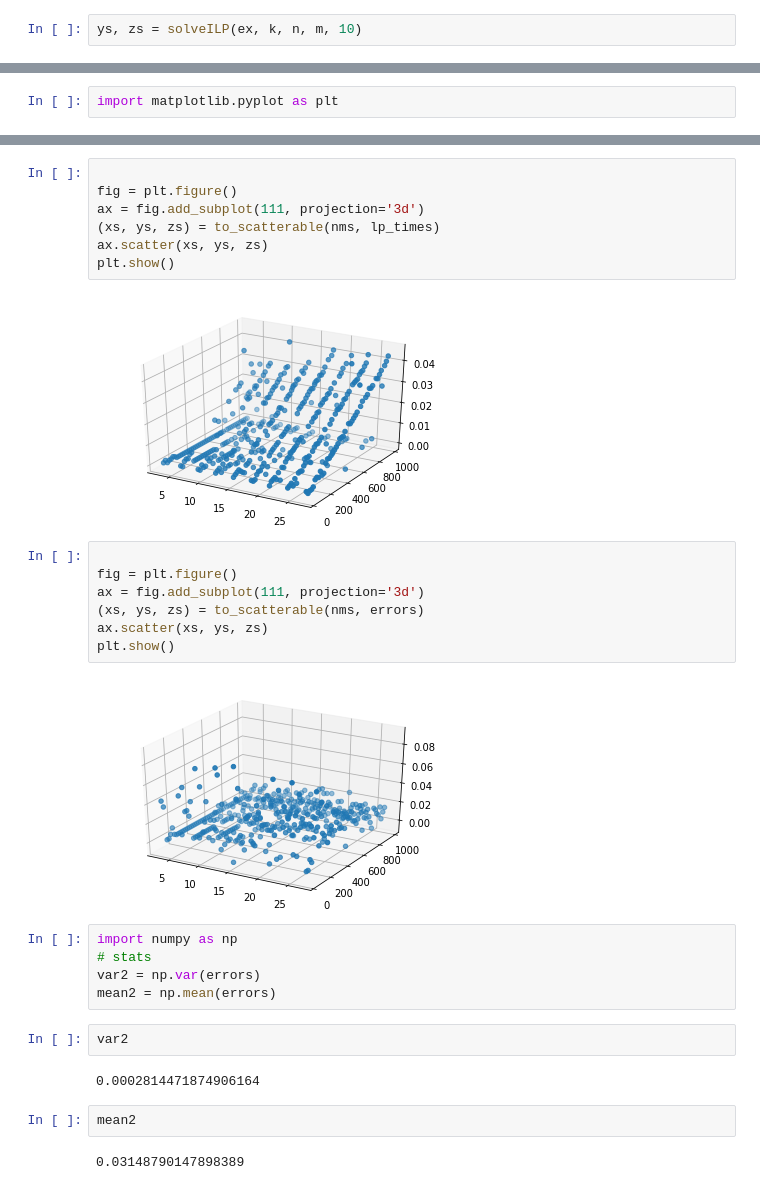
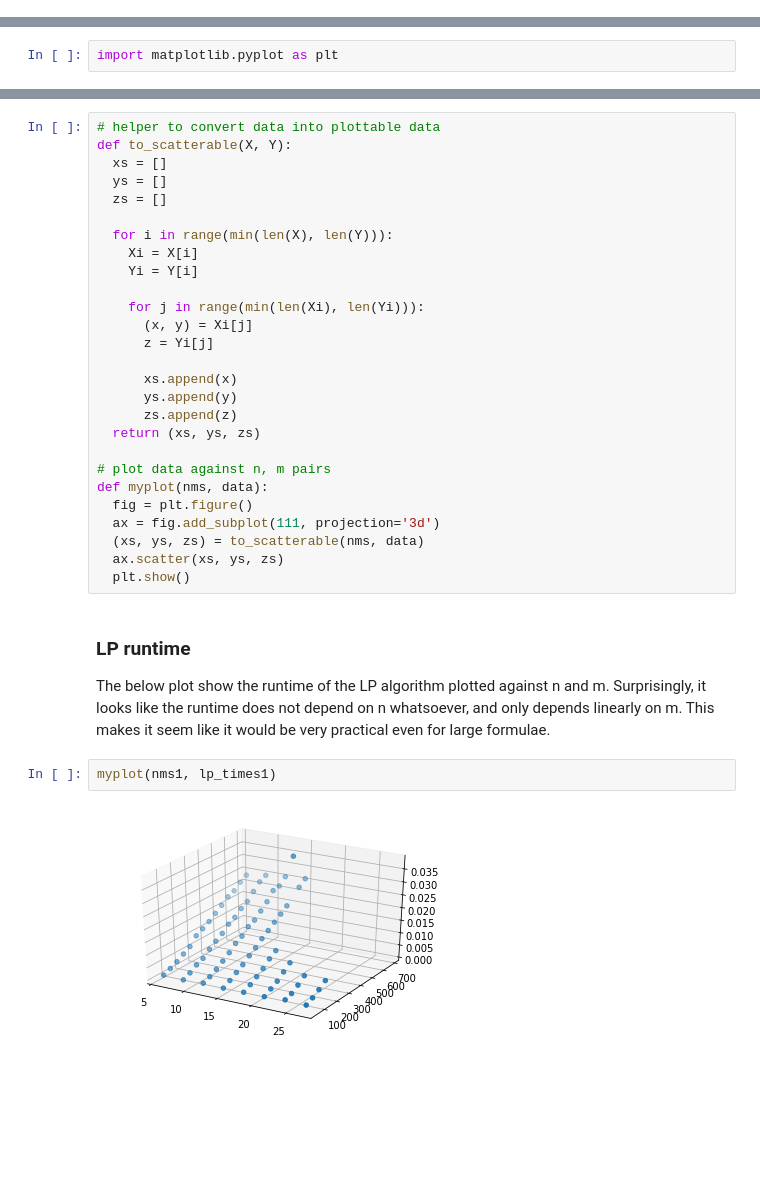
Before and after one commit to subinbean/Randomized-LP-Rounding-ILP, a Jupyter notebook: max_sat/max_sat.ipynb, the cells around one changed output, grey strips where cells are left out. Saved outputs shown, nothing was run; the diff lists cells and outputs as text; blank space fills up the shorter version.

```diff
--- a/max_sat/max_sat.ipynb
+++ b/max_sat/max_sat.ipynb
@@ -163,5 +153,3 @@ def do_ilp_algo(CNF, k, n, m, time_lim=None, allow_feasible=False):
     if zs is None:
       return None
     return sum(zs)
-# %%
-ys, zs = solveILP(ex, k, n, m, 10)
@@ -342,31 +243,34 @@ Finished 45, 1900
-# %%
-
-fig = plt.figure()
-ax = fig.add_subplot(111, projection='3d')
-(xs, ys, zs) = to_scatterable(nms, lp_times)
-ax.scatter(xs, ys, zs)
-plt.show()
-# %% [output]
-[figure, removed]
-# %%
-
-fig = plt.figure()
-ax = fig.add_subplot(111, projection='3d')
-(xs, ys, zs) = to_scatterable(nms, errors)
-ax.scatter(xs, ys, zs)
-plt.show()
-# %% [output]
-[figure, removed]
-# %%
-import numpy as np
-# stats
-var2 = np.var(errors)
-mean2 = np.mean(errors)
-# %%
-var2
-# %% [output]
-0.0002814471874906164
-# %%
-mean2
-# %% [output]
-0.03148790147898389
+# %%
+# helper to convert data into plottable data
+def to_scatterable(X, Y):
+  xs = []
+  ys = []
+  zs = []
+
+  for i in range(min(len(X), len(Y))):
+    Xi = X[i]
+    Yi = Y[i]
+
+    for j in range(min(len(Xi), len(Yi))):
+      (x, y) = Xi[j]
+      z = Yi[j]
+
+      xs.append(x)
+      ys.append(y)
+      zs.append(z)
+  return (xs, ys, zs)
+
+# plot data against n, m pairs
+def myplot(nms, data):
+  fig = plt.figure()
+  ax = fig.add_subplot(111, projection='3d')
+  (xs, ys, zs) = to_scatterable(nms, data)
+  ax.scatter(xs, ys, zs)
+  plt.show()
+# %% [markdown]
+### LP runtime
+The below plot show the runtime of the LP algorithm plotted against n and m. Surprisingly, it looks like the runtime does not depend on n whatsoever, and only depends linearly on m. This makes it seem like it would be very practical even for large formulae.
+# %%
+myplot(nms1, lp_times1)
+# %% [output]
+[figure, added]
```
Also changed, not shown: parts of 47 cells of this notebook, 1 other file.
